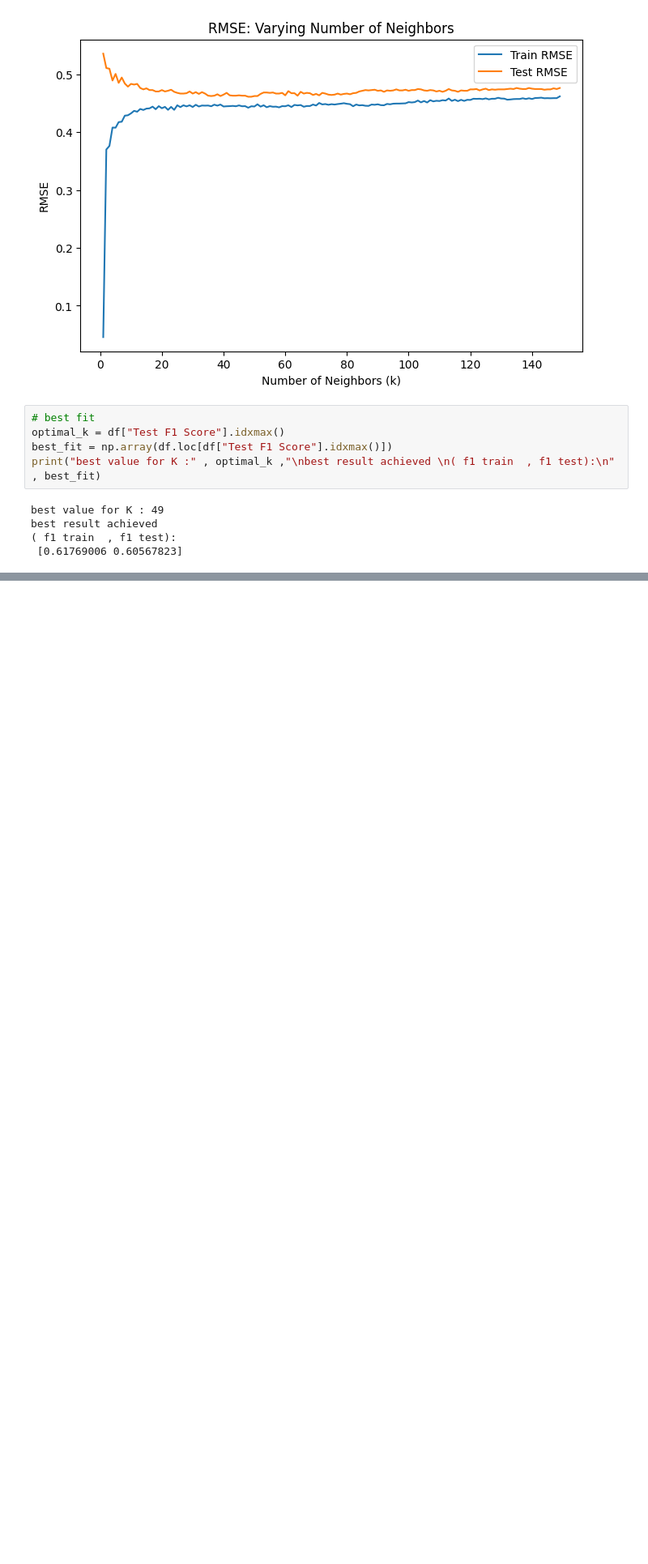
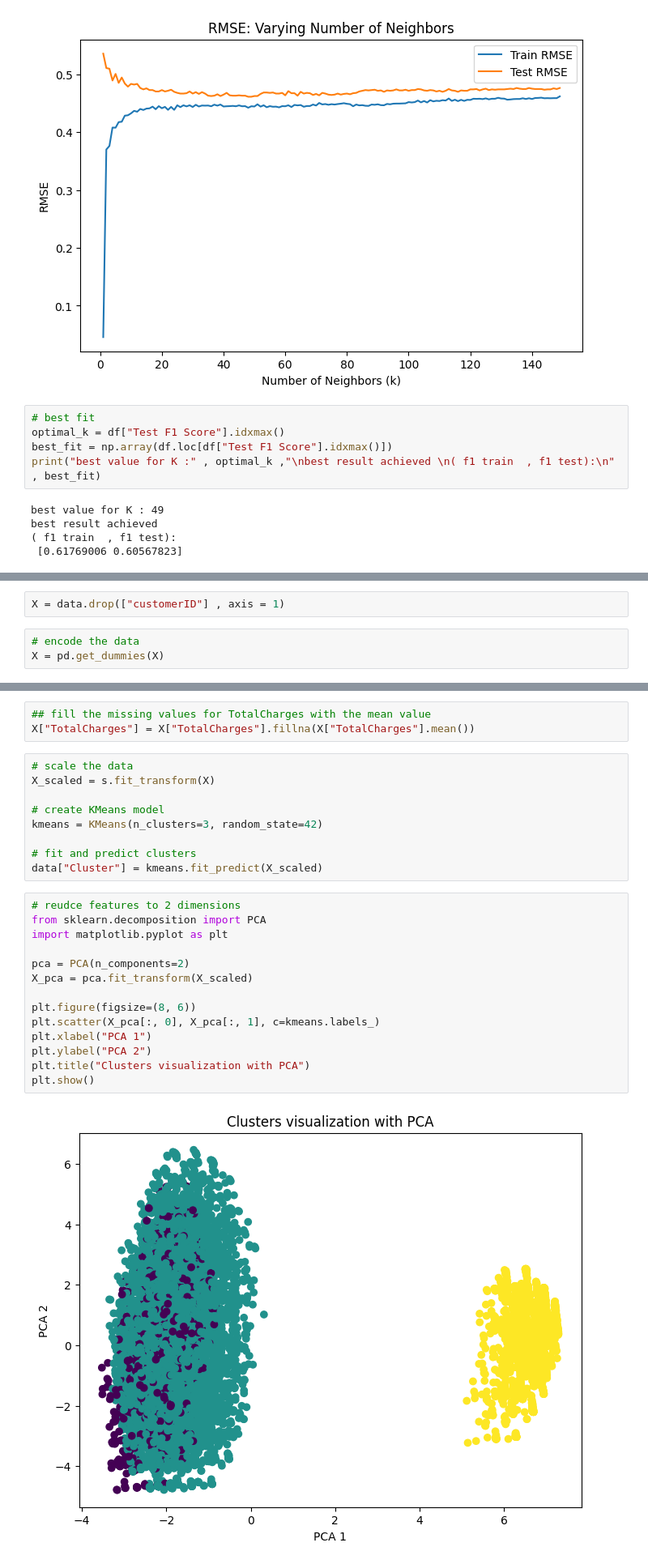
Before and after one commit to elmoujahidayoub171/Customer-Churn-Prediction, a Jupyter notebook: notebooks/eda.ipynb, the cells around one changed output, grey strips where cells are left out. Shown at 81% size. Cells and saved outputs as stored; diff of their text form; blank space fills up the shorter version.

Commit message:
implementing K_means model

```diff
--- a/notebooks/eda.ipynb
+++ b/notebooks/eda.ipynb
@@ -305,0 +310,5 @@ best result achieved
+# %%
+X = data.drop(["customerID"] , axis = 1)
+# %%
+# encode the data
+X = pd.get_dummies(X)
@@ -305,0 +335,28 @@ best result achieved
+# %%
+## fill the missing values for TotalCharges with the mean value
+X["TotalCharges"] = X["TotalCharges"].fillna(X["TotalCharges"].mean())
+# %%
+# scale the data
+X_scaled = s.fit_transform(X)
+
+# create KMeans model
+kmeans = KMeans(n_clusters=3, random_state=42)
+
+# fit and predict clusters
+data["Cluster"] = kmeans.fit_predict(X_scaled)
+# %%
+# reudce features to 2 dimensions
+from sklearn.decomposition import PCA
+import matplotlib.pyplot as plt
+
+pca = PCA(n_components=2)
+X_pca = pca.fit_transform(X_scaled)
+
+plt.figure(figsize=(8, 6))
+plt.scatter(X_pca[:, 0], X_pca[:, 1], c=kmeans.labels_)
+plt.xlabel("PCA 1")
+plt.ylabel("PCA 2")
+plt.title("Clusters visualization with PCA")
+plt.show()
+# %% [output]
+[figure, added]
```
Also changed, not shown: parts of 3 cells of this notebook.
